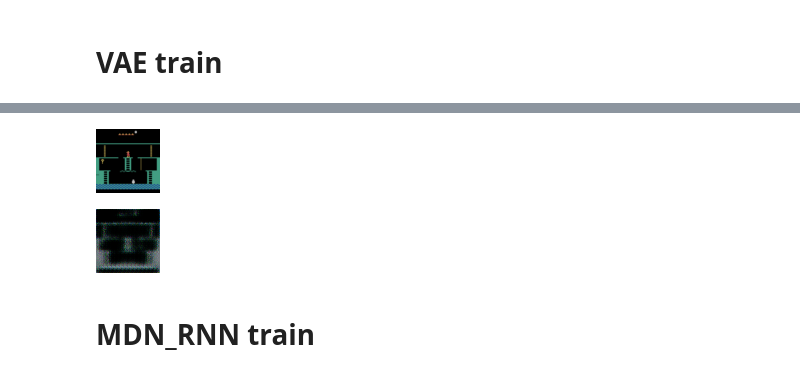
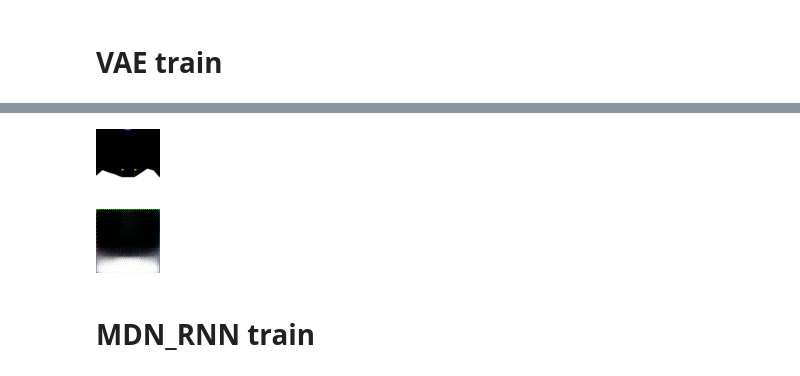
Before and after one commit to IkJun1/World_Model, a Jupyter notebook: example.ipynb, the cells around one changed output, grey strips where cells are left out. Saved outputs shown, nothing was run; the diff lists cells and outputs as text; code cells hidden in the pictures.

```diff
--- a/example.ipynb
+++ b/example.ipynb
@@ -2,21 +2,22 @@
 # Collect data
 # %%
 import gymnasium as gym
-import ale_py
 import numpy as np
 from tqdm import tqdm
+import os
 
 # --- 설정값 ---
 TOTAL_STEPS = 20000
-ENV_ID = 'ALE/MontezumaRevenge-v5'
+ENV_ID = 'LunarLander-v3'
 
 print(f"'{ENV_ID}' 환경에서 총 {TOTAL_STEPS} 스텝의 데이터를 수집합니다.")
 
 # --- 환경 초기화 ---
 env = gym.make(ENV_ID, render_mode='rgb_array')
 
-# --- 데이터를 종류별로 저장할 리스트 생성 ---
+# --- 데이터 버퍼 ---
 obs_buffer = []
+frame_buffer = []
 action_buffer = []
 reward_buffer = []
 terminated_buffer = []
@@ -28,8 +29,11 @@ for _ in tqdm(range(TOTAL_STEPS)):
     action = env.action_space.sample()
     next_observation, reward, terminated, truncated, info = env.step(action)
 
-    # 각 리스트에 데이터 추가
-    obs_buffer.append(observation)
+    # 버퍼에 저장
+    obs_buffer.append(observation)  # 상태 (벡터)
+    frame = env.render()            # 프레임 이미지
+    frame_buffer.append(frame)     # 이미지 추가
+
     action_buffer.append(action)
     reward_buffer.append(reward)
     terminated_buffer.append(terminated)
@@ -41,16 +45,21 @@ for _ in tqdm(range(TOTAL_STEPS)):
         observation = next_observation
 
 env.close()
+
 print(f"\n데이터 수집 완료! 총 {len(obs_buffer)}개의 경험을 저장했습니다.")
 
-# --- 압축된 .npz 파일로 저장 ---
+# --- 저장 디렉토리 만들기 ---
+os.makedirs("data", exist_ok=True)
+
+# --- 저장 ---
 np.savez_compressed(
-    'data/montezuma_data1.npz',  # 파일 이름
-    observations=np.array(obs_buffer, dtype=np.uint8),
+    f"data/{ENV_ID}_with_frames.npz",
+    observations=np.array(obs_buffer, dtype=np.float32),  # (100000, 8)
+    frames=np.array(frame_buffer, dtype=np.uint8),        # (100000, H, W, 3)
     actions=np.array(action_buffer, dtype=np.int8),
     rewards=np.array(reward_buffer, dtype=np.float32),
     terminateds=np.array(terminated_buffer, dtype=np.bool_),
     truncateds=np.array(truncated_buffer, dtype=np.bool_)
 )
 
-print("✅ 'montezuma_data1.npz' 파일로 데이터 저장을 완료했습니다.")
+print(f"✅ '{ENV_ID}_with_frames.npz' 파일로 프레임 포함 데이터 저장 완료!")
@@ -57,8 +72,9 @@ print("✅ 'montezuma_data1.npz' 파일로 데이터 저장을 완료했습니
 # %%
 import numpy as np
-data = np.load('data/montezuma_data1.npz')
-observations_raw = data['observations']
+data = np.load('data/LunarLander-v3.npz')
+observations_raw = data['frames']
 actions = data['actions']
+rewards = data['rewards']
 # %% [markdown]
 # VAE train
 # %%
@@ -70,7 +86,7 @@ from torchvision import transforms
 from parts.VAE_CNN import VAE, vae_loss_function, CustomImageDataset
 from parts.MDN_RNN import MDN_RNN, mdn_rnn_loss
 from parts.controller import controller
-from tqdm.auto import tqdm
+from tqdm.notebook import tqdm
 
 observations = torch.tensor(observations_raw).permute(0, 3, 1, 2)
 vae = VAE(input_channel=3, latent_dim=256).to('cuda:0')
@@ -91,7 +107,7 @@ def vae_train(vae, optimizer, dataloader, epochs=10):
 
     for epoch in range(epochs):
         total_loss = 0
-        for batch_idx, data in tqdm(enumerate(dataloader)):
+        for batch_idx, data in enumerate(tqdm(dataloader)):
             data = data.to('cuda:0')
             _, recon_image, mu, logvar = vae(data)
 
@@ -122,15 +138,15 @@ Epoch 9, Everage loss: 2939.249133
 to_pil = transforms.ToPILImage()
 to_pil(observations[0])
 # %% [output]
-[figure, old version]
+[figure, new version]
 # %%
 # latent_size 256, beta=0.2
 vae.eval()
-data = observations[10044].unsqueeze(0).to("cuda:0")
+data = observations[4222].unsqueeze(0).to("cuda:0")
 hidden_state, recon_image, _, _ = vae(data)
 to_pil(recon_image[0])
 # %% [output]
-[figure, old version]
+[figure, new version]
 # %%
 torch.save(vae.state_dict(), 'model_weights/vae_weights.pth')
 # %% [markdown]
```
Also changed, not shown: parts of 21 cells of this notebook.
